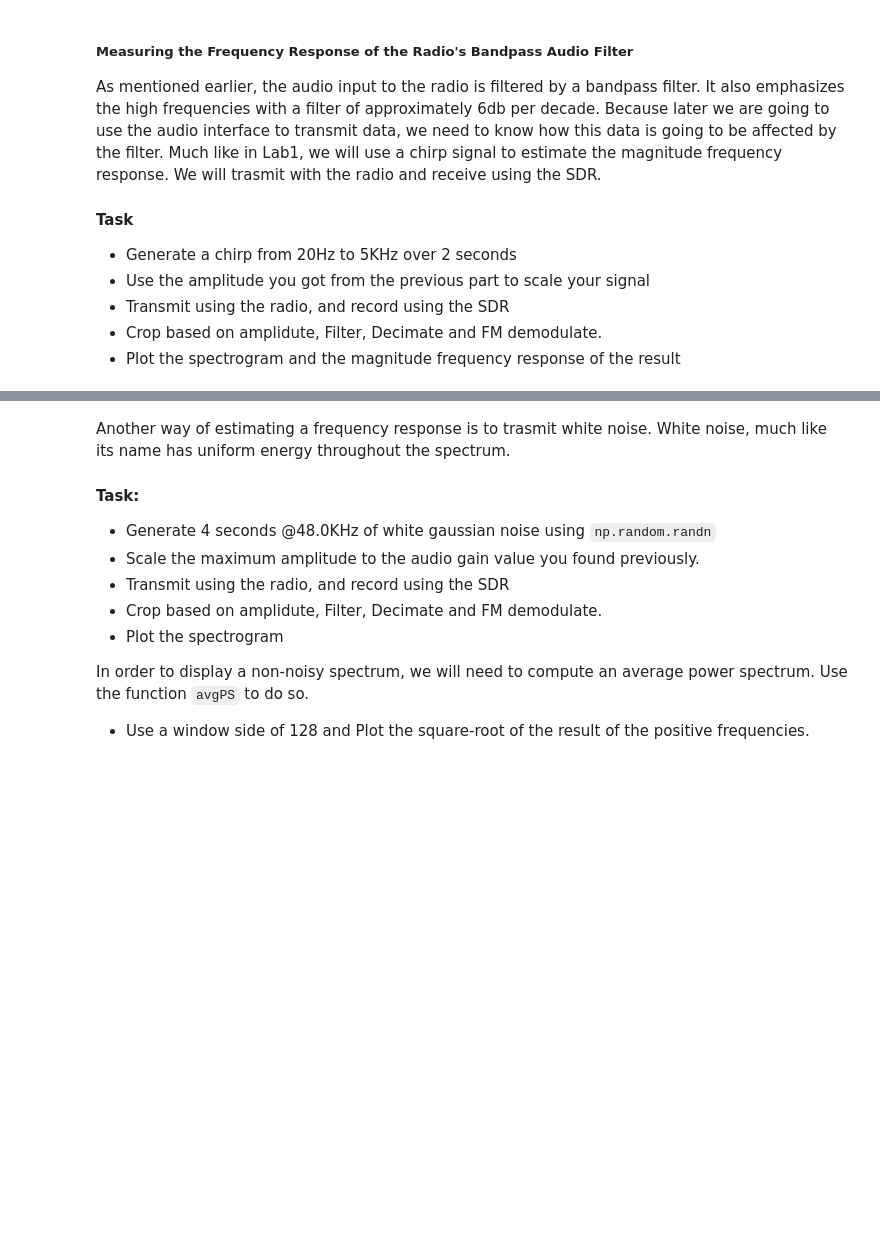
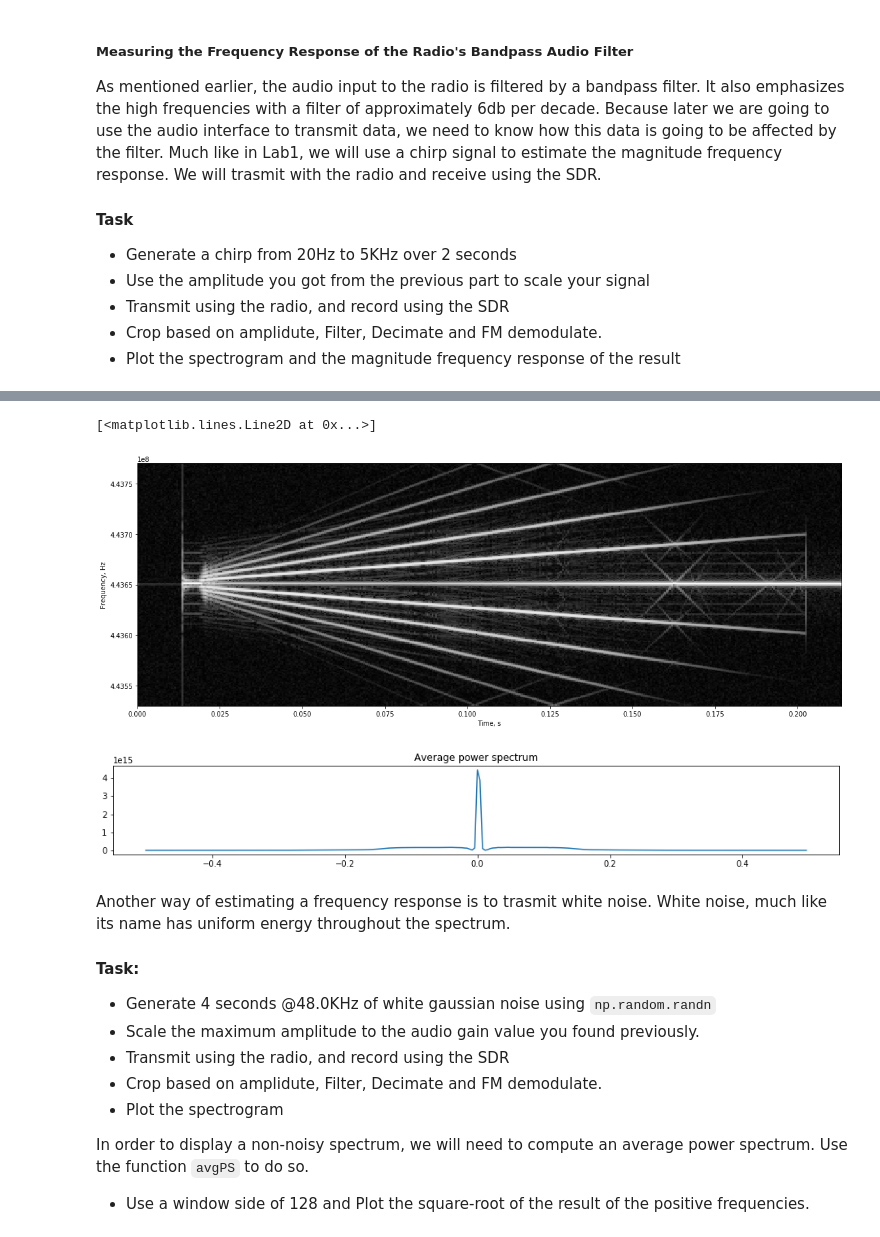
Before and after one commit to lm-t/ee123-labs, a Jupyter notebook: lab4_part_I_updated/Lab4-Part_I_Radio_Comm_2018.ipynb, the cells around one changed output, grey strips where cells are left out. Saved outputs shown, nothing was run; the diff lists cells and outputs as text; code cells hidden in the pictures; blank space fills up the shorter version.

```diff
--- a/lab4_part_I_updated/Lab4-Part_I_Radio_Comm_2018.ipynb
+++ b/lab4_part_I_updated/Lab4-Part_I_Radio_Comm_2018.ipynb
@@ -670,3 +702,25 @@ audio_amp =
+# %%
+# Downsample and Demodulate the FM signal
+#downsample
+y_chirp = y_chirp[::10]
+# FM demodulate
+y_chirp = y_chirp / (1e-6)
+h_diff = signal.remez(31,[0.0,105000.0,120000.0,120000.0],[1.05/1.2,0],Hz = 240000.0, type='differentiator')
+y_fm = np.imag(np.convolve(h_diff, y_chirp, mode='same') * np.conj(y_chirp))
+# %%
+#Plot the spectrogram and the average power spectrum
+myspectrogram_hann_ovlp(y_chirp, 256, fs_sdr, fc)
+
+
+#plot
+Y_avg_chirp = avgPS(y_chirp)
+fig = plt.figure(figsize=(16,2))
+plt.title('Average power spectrum')
+plt.plot(Y_avg_chirp[0], Y_avg_chirp[1])
+# %% [output]
+[<matplotlib.lines.Line2D at 0x...>]
+[figure, added]
+[figure, added]
 # %% [markdown]
 Another way of estimating a frequency response is to trasmit white noise. White noise, much like its name has uniform energy throughout the spectrum.
 
```
Also changed, not shown: parts of 16 cells of this notebook.
